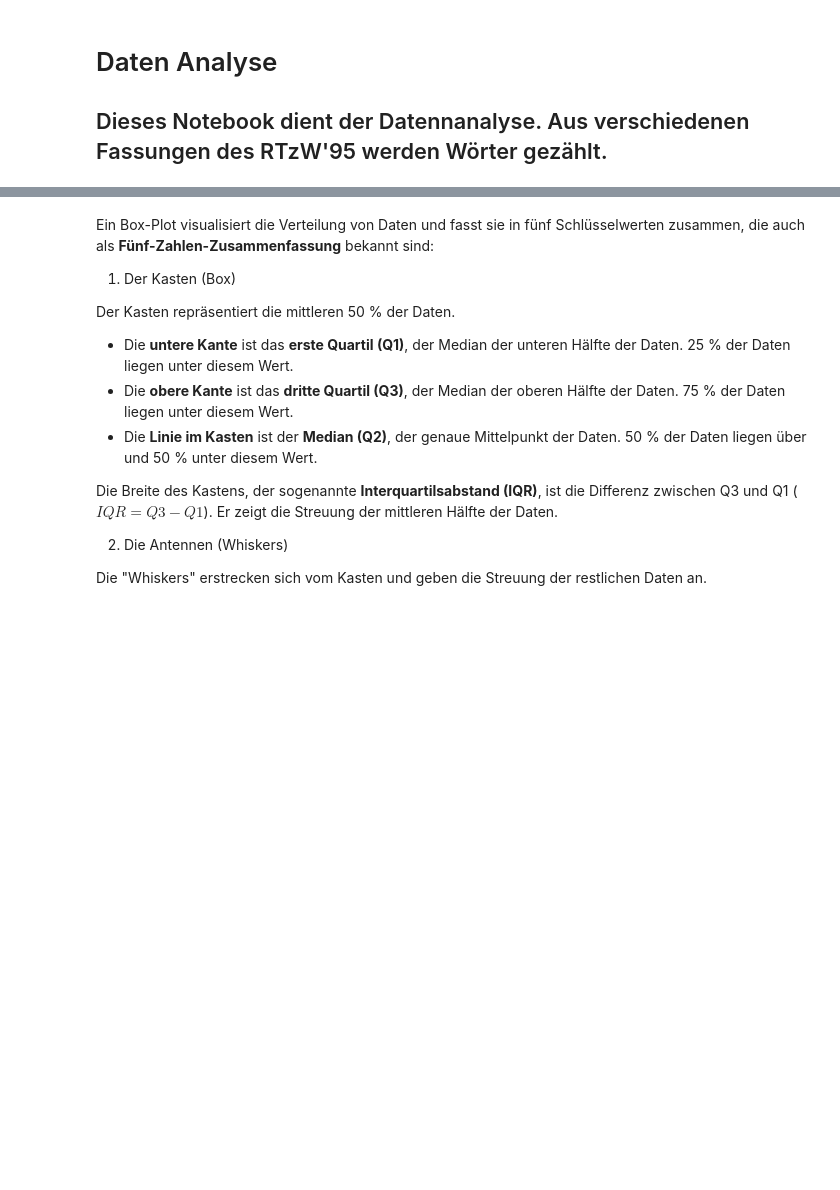
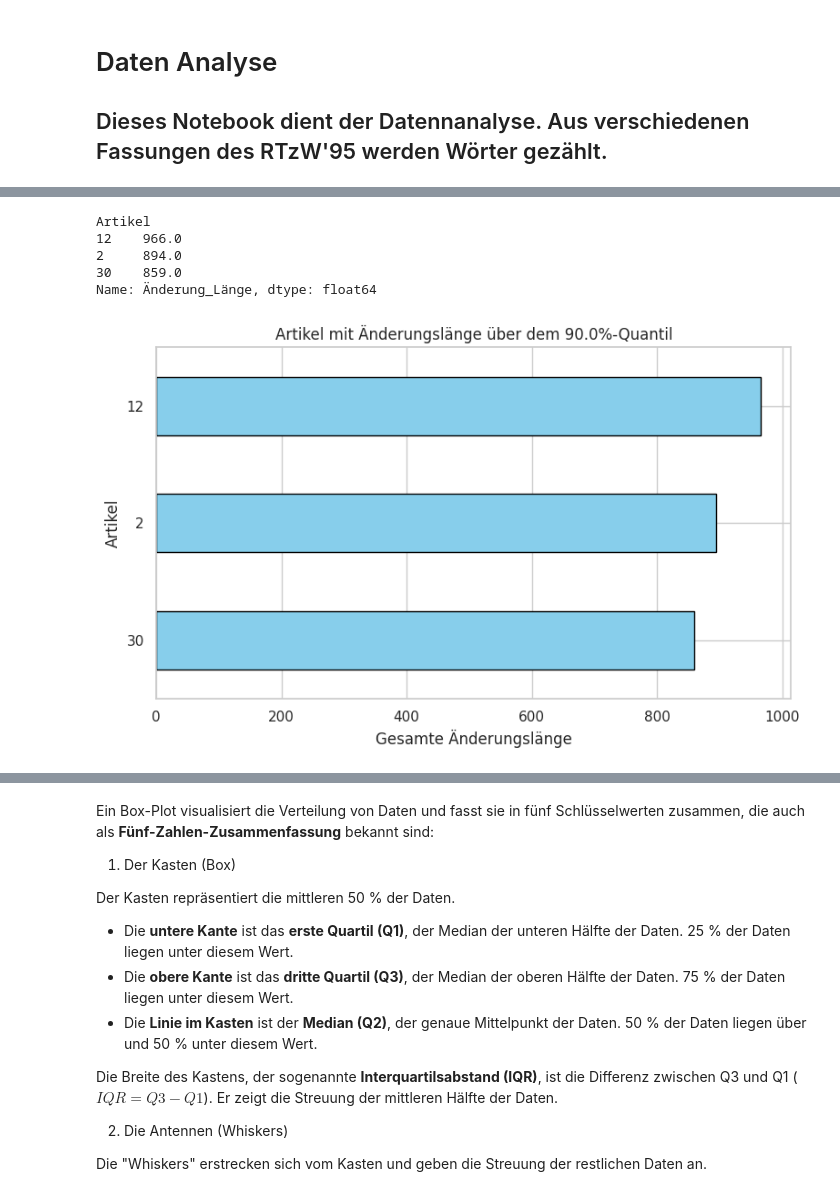
Before and after one commit to LinusLinuxer/Wormser-Reichstag-1495, a Jupyter notebook: daten_analysieren.ipynb, the cells around one changed output, grey strips where cells are left out. Cells and saved outputs as stored; diff of their text form; code cells hidden in the pictures; blank space fills up the shorter version.

```diff
--- a/daten_analysieren.ipynb
+++ b/daten_analysieren.ipynb
@@ -162,3 +222,29 @@ plt.show()
+# %%
+x_qantil = 0.9
+
+# X%-Quantil bestimmen
+threshold = total_change_length.quantile(x_qantil)
+
+# Artikel auswählen, die über dem X%-Quantil liegen
+top_articles = total_change_length[total_change_length > threshold].sort_values(ascending=False)
+print(top_articles)
+
+# --- Visualisierung ---
+plt.figure(figsize=(8, 5))
+top_articles.sort_values().plot(kind='barh', color='skyblue', edgecolor='black')
+
+plt.title(f"Artikel mit Änderungslänge über dem {x_qantil*100}%-Quantil")
+plt.xlabel("Gesamte Änderungslänge")
+plt.ylabel("Artikel")
+plt.tight_layout()
+plt.show()
+# %% [output]
+Artikel
+12    966.0
+2     894.0
+30    859.0
+Name: Änderung_Länge, dtype: float64
+[figure, added]
 # %%
 import pandas as pd
 import matplotlib.pyplot as plt
```
Also changed, not shown: parts of 13 cells of this notebook, 11 other files.
